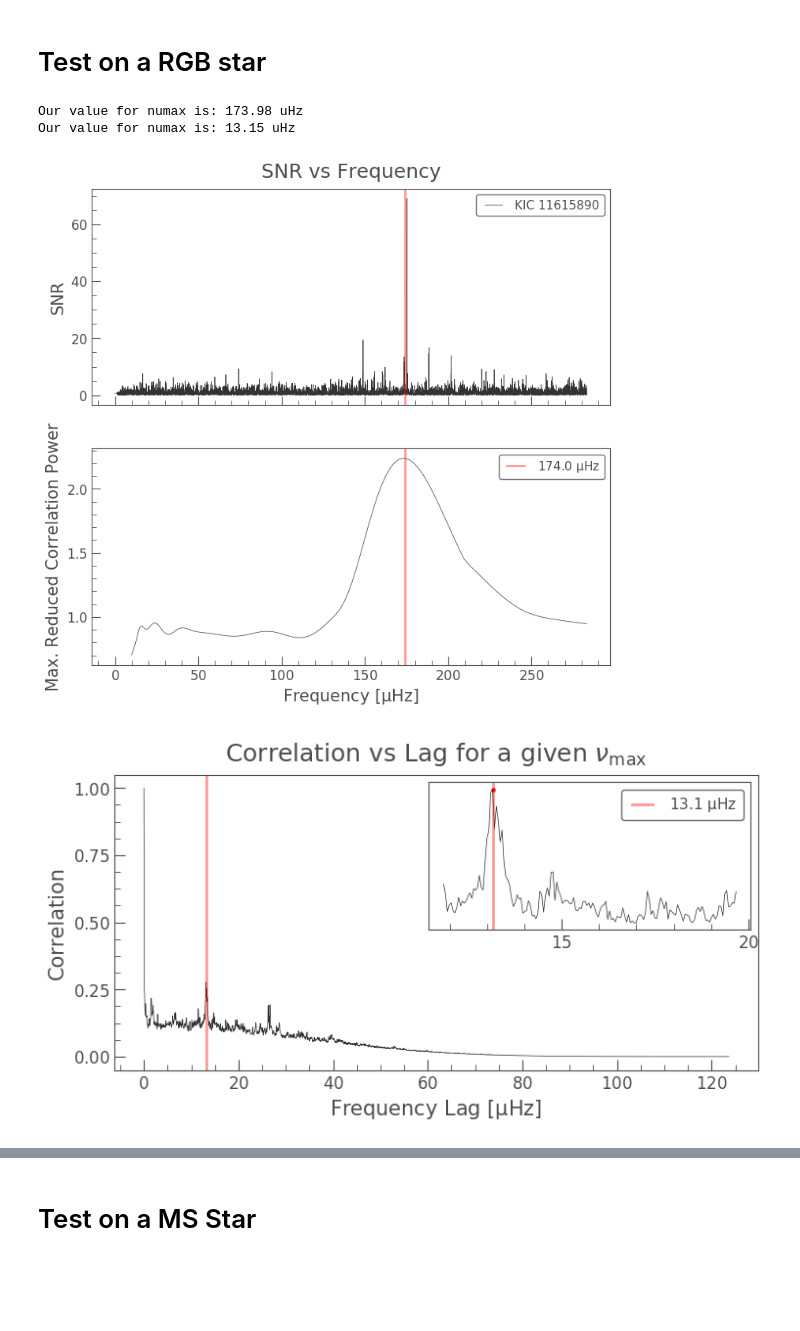
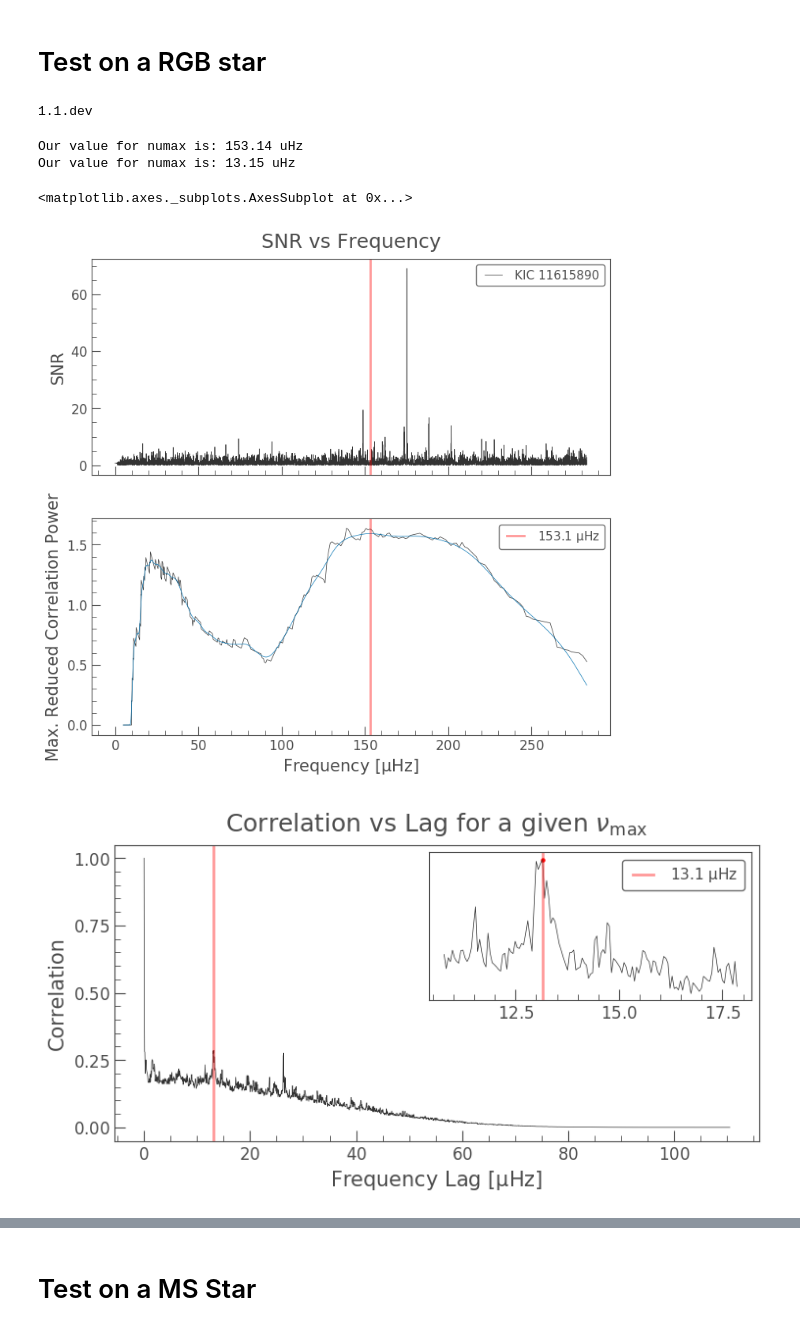
Before and after one commit to ojhall94/keplergohacks, a Jupyter notebook: seismo_stuff/autocorr_test.ipynb, the cells around one changed output, grey strips where cells are left out. Drawn from its saved outputs; the diff is of its cells as text; code cells hidden in the pictures; blank space fills up the shorter version.

```diff
--- a/seismo_stuff/autocorr_test.ipynb
+++ b/seismo_stuff/autocorr_test.ipynb
@@ -1,9 +1,14 @@
 # %% [markdown]
 # Test on a RGB star
 # %%
+import sys
+sys.path.append('/home/oliver/PhD/Hacks_and_Mocks/')
 import lightkurve as lk
 import warnings
 warnings.filterwarnings('ignore')
+print(lk.__version__)
+# %% [output]
+1.1.dev
 # %%
 datalist = lk.search_lightcurvefile('KIC11615890')
 data = datalist.download_all()
@@ -16,10 +21,12 @@ snr = pg.flatten()
 # %%
 numax, ax = snr.estimate_numax(show_plots=True)
 print('Our value for numax is: {:.2f}'.format(numax))
 dnu, ax = snr.estimate_dnu(show_plots=True)
 print('Our value for numax is: {:.2f}'.format(dnu))
+snr.smooth(filter_width=.3).plot_echelle(dnu, numax)
 # %% [output]
-Our value for numax is: 173.98 uHz
+Our value for numax is: 153.14 uHz
 Our value for numax is: 13.15 uHz
+<matplotlib.axes._subplots.AxesSubplot at 0x...>
-[figure, old version]
+[figure, new version]
-[figure, old version]
+[figure, new version]
```
Also changed, not shown: parts of 3 cells of this notebook, 1 other file.
